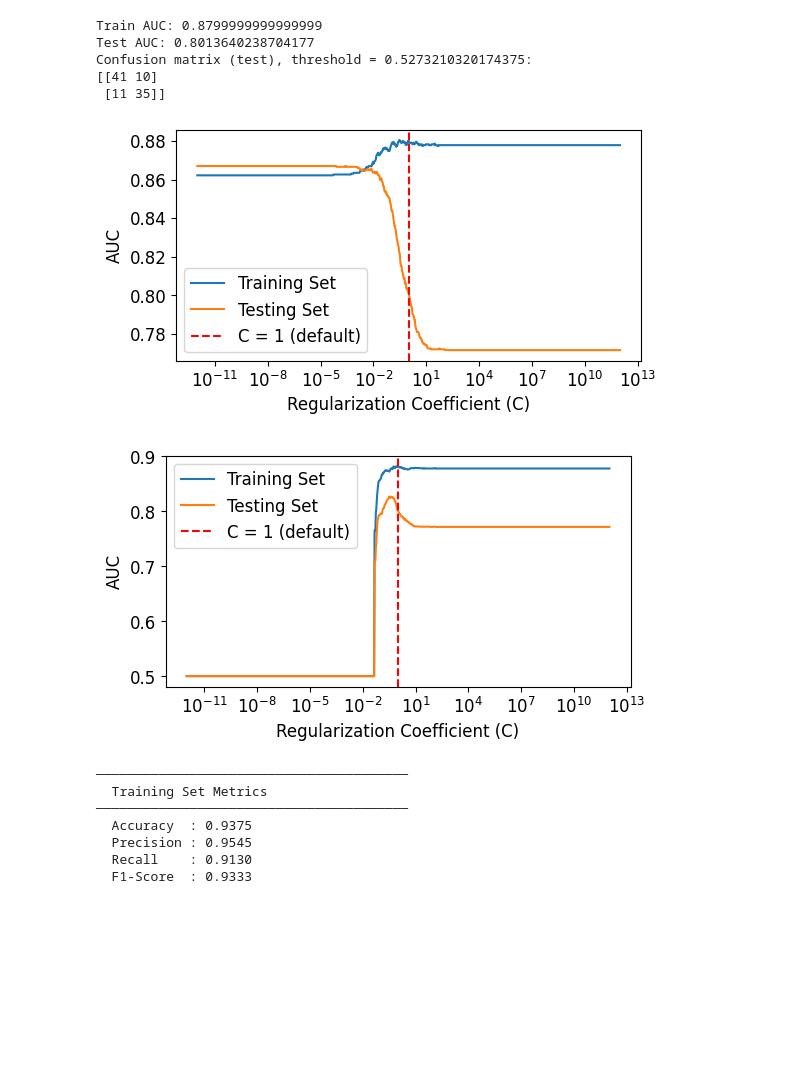
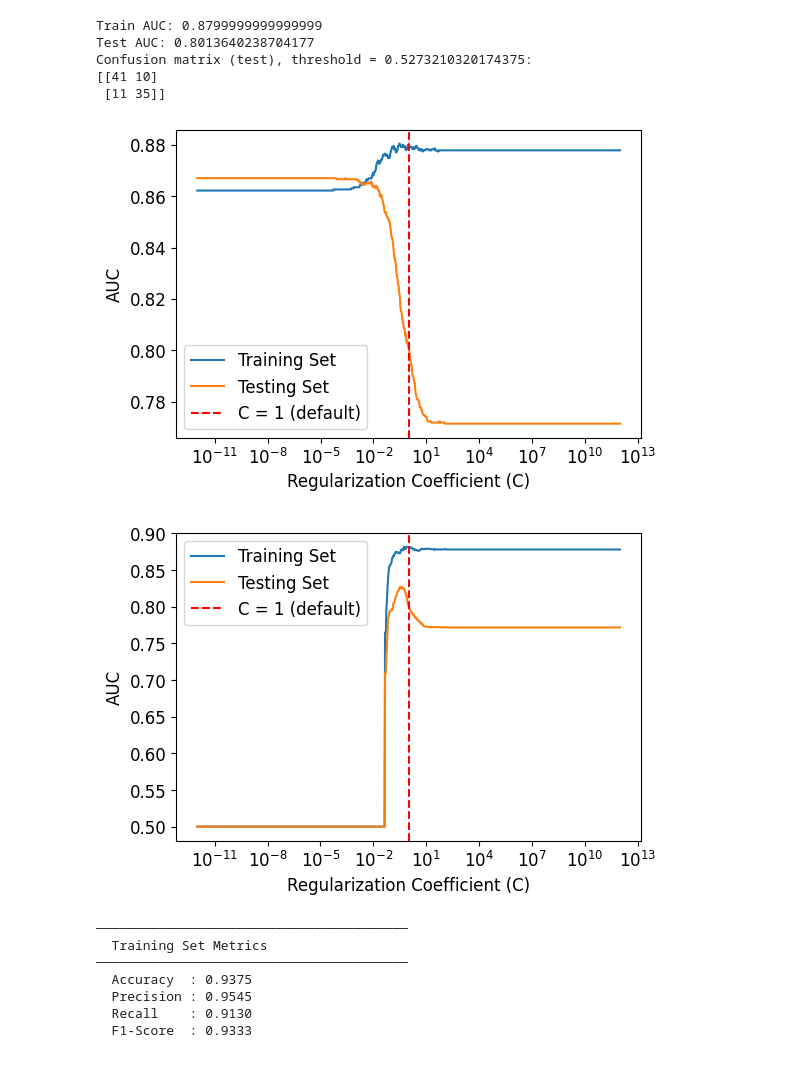
Before and after one commit to longlinh123456/final_project, a Jupyter notebook: source/supervised.ipynb, the cells around one changed output. Drawn from its saved outputs; the diff is of its cells as text; code cells hidden in the pictures; blank space fills up the shorter version.

Commit message:
Fixed plot sizes

```diff
--- a/source/supervised.ipynb
+++ b/source/supervised.ipynb
@@ -141,23 +141,23 @@ def train_logistic(**kwargs):
 # %%
 # Vary regularization strength for L2 regularization
 auc_df = pd.DataFrame(columns=["C", "Training Set", "Testing Set"])
 for C in np.logspace(-12, 12, 1000):
     model = train_logistic(C=C, solver="liblinear")
     auc_df.loc[len(auc_df)] = [
         C,
         roc_auc_score(y_train, model.predict_proba(X_train_sc)[:, 1]),
         roc_auc_score(y_test, model.predict_proba(X_test_sc)[:, 1]),
     ]
-auc_df.plot.line(x="C", logx=True, figsize=(6,3))
+auc_df.plot.line(x="C", logx=True, figsize=(6,4))
 # plt.title("Varying L2 Regularization Coefficient")
 plt.axvline(x=1, color = 'red', linestyle = '--', label='C = 1 (default)')
 plt.xlabel("Regularization Coefficient (C)", fontsize = 12)
 plt.ylabel("AUC", fontsize = 12)
 plt.tick_params(axis='both', labelsize = 12)
 plt.legend(fontsize = 12)
 plt.savefig("../figures/l2_logistic_auc.pdf", bbox_inches="tight")
 # %% [output]
-[figure, old version]
+[figure, new version]
 # %%
 # Vary regularization strength for L1 regularization
 auc_df = pd.DataFrame(columns=["C", "Training Set", "Testing Set"])
@@ -168,7 +168,7 @@ for C in np.logspace(-12, 12, 1000):
         roc_auc_score(y_train, model.predict_proba(X_train_sc)[:, 1]),
         roc_auc_score(y_test, model.predict_proba(X_test_sc)[:, 1]),
     ]
-auc_df.plot.line(x="C", logx=True, figsize=(6,3))
+auc_df.plot.line(x="C", logx=True, figsize=(6,4))
 # plt.title("Varying L1 Regularization Coefficient")
 plt.axvline(x=1, color = 'red', linestyle = '--', label='C = 1 (default)')
 plt.xlabel("Regularization Coefficient (C)", fontsize = 12)
@@ -177,7 +177,7 @@ plt.tick_params(axis='both', labelsize = 12)
 plt.legend(fontsize = 12)
 plt.savefig("../figures/l1_logistic_auc.pdf", bbox_inches="tight")
 # %% [output]
-[figure, old version]
+[figure, new version]
 # %%
 # ─────────────────────────────────────────────
 # 3. Train SVM
```
Also changed, not shown: 2 other files.
